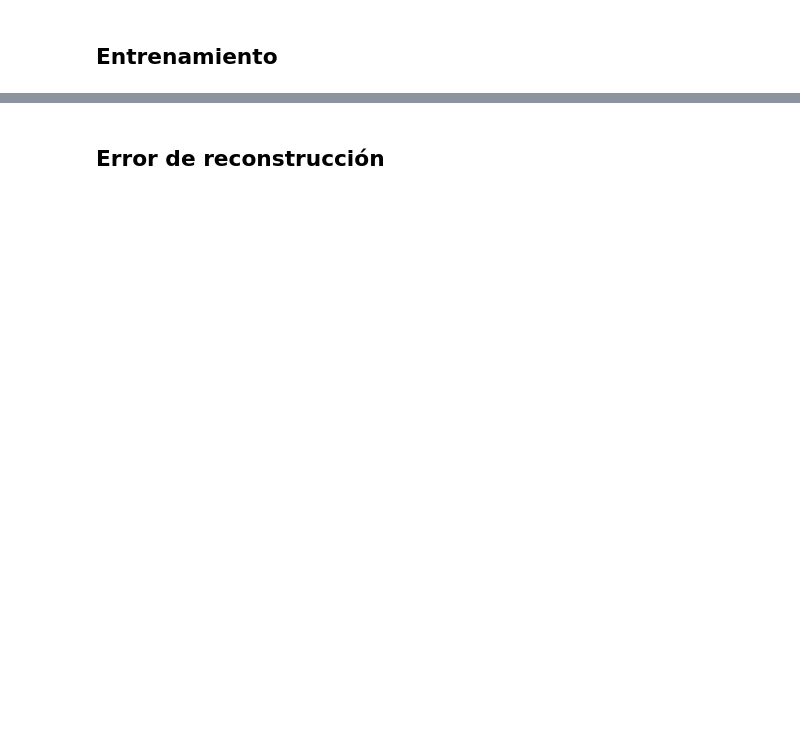
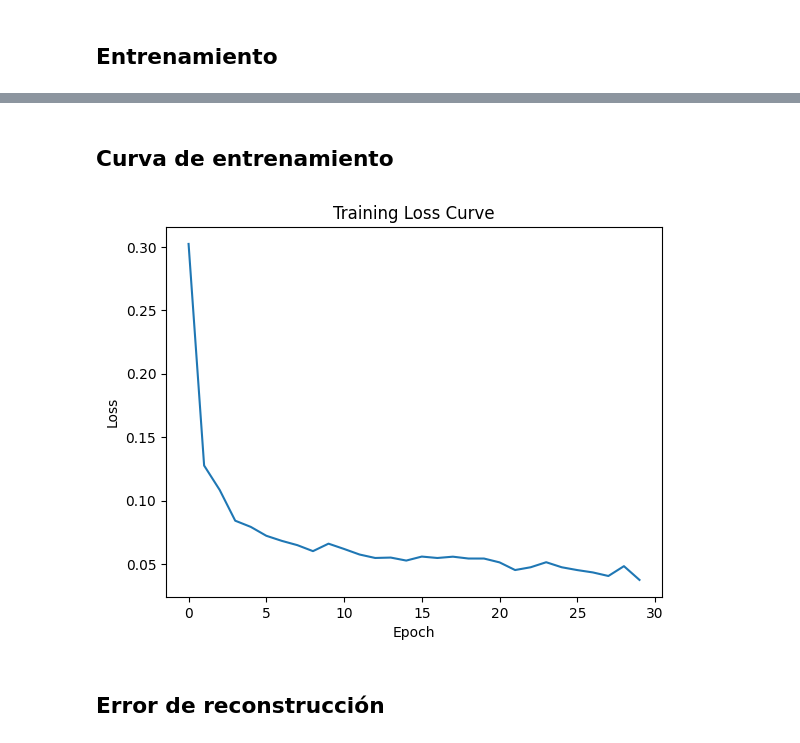
Before and after one commit to juanmi30/ics-synthetic-data-augmentation, a Jupyter notebook: fully_connected_autoencoder.ipynb, the cells around one changed output, grey strips where cells are left out. Cells and saved outputs as stored; diff of their text form; code cells hidden in the pictures; blank space fills up the shorter version.

```diff
--- a/fully_connected_autoencoder.ipynb
+++ b/fully_connected_autoencoder.ipynb
@@ -64,9 +81,12 @@ print(windows.shape)
 # %% [markdown]
 ## Aplanar ventanas para FC Autoencoder
 # %%
-n_windows, L, n_features = windows.shape
+n_train, L, n_features = train_windows.shape
+X_train = train_windows.reshape(n_train, L * n_features)
 
-X = windows.reshape(n_windows, L * n_features)
+n_test = test_windows.shape[0]
+X_test = test_windows.reshape(n_test, L * n_features)
 
-print(X.shape)
+print(X_train.shape)
+print(X_test.shape)
 # %% [output]
@@ -176,3 +202,15 @@ Epoch 30/30, Loss: 0.043795644287385194
+# %% [markdown]
+## Curva de entrenamiento
+# %%
+import matplotlib.pyplot as plt
+
+plt.plot(loss_history)
+plt.xlabel("Epoch")
+plt.ylabel("Loss")
+plt.title("Training Loss Curve")
+plt.show()
+# %% [output]
+[figure, added]
 # %% [markdown]
 ## Error de reconstrucción
 # %%
```
Also changed, not shown: parts of 10 cells of this notebook.
